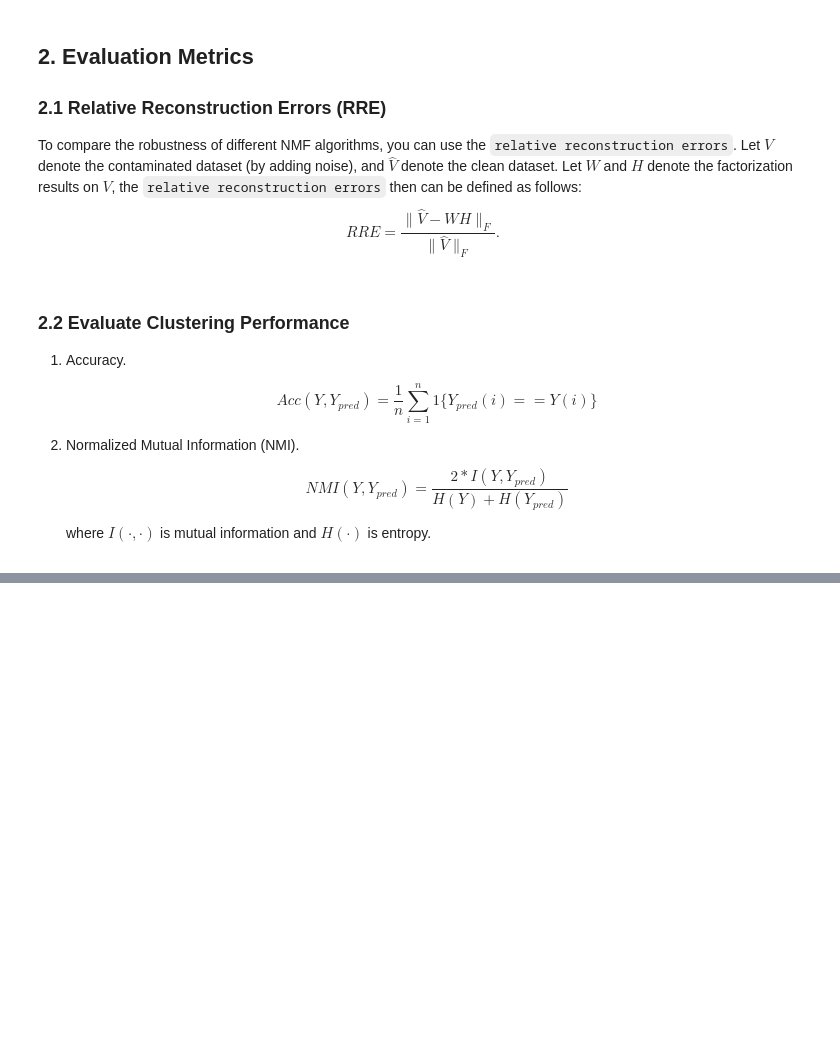
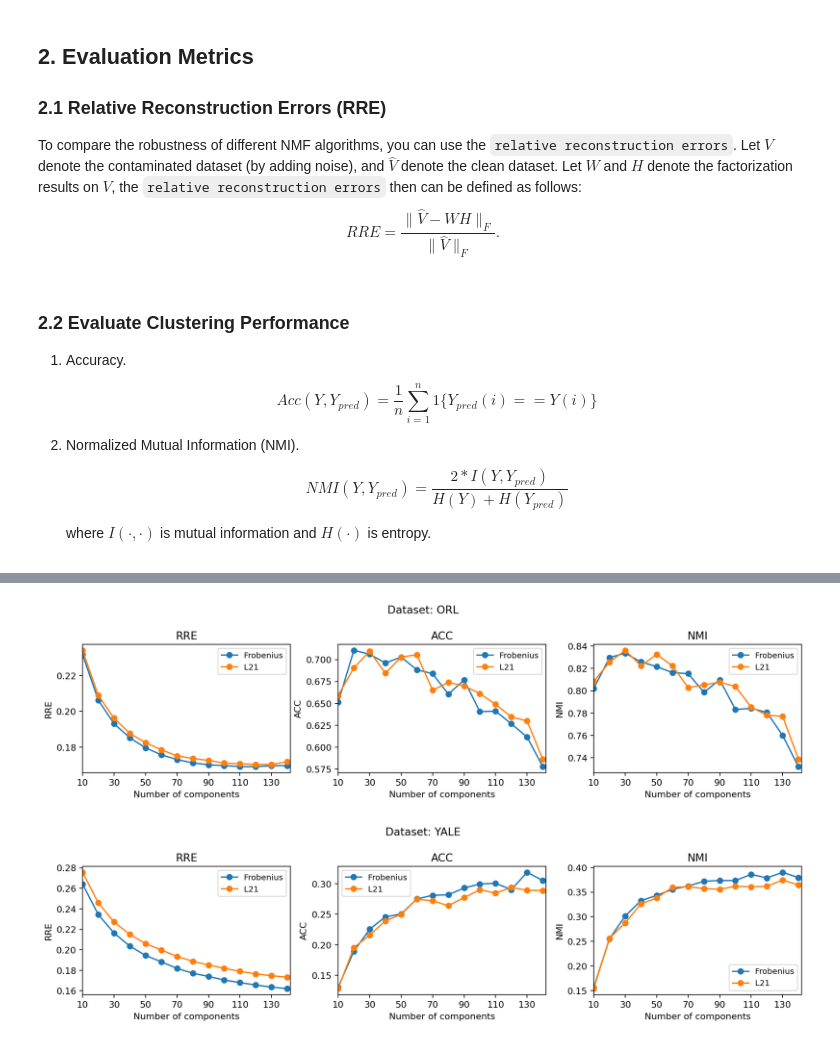
Before and after one commit to jbsaunders/comp5328-assignment-1, a Jupyter notebook: assignment1_patrick_oneblock.ipynb, the cells around one changed output, grey strips where cells are left out. Cells and saved outputs as stored; diff of their text form; code cells hidden in the pictures; blank space fills up the shorter version.

Commit message:
add experiment part and little change of run_config

```diff
--- a/assignment1_patrick_oneblock.ipynb
+++ b/assignment1_patrick_oneblock.ipynb
@@ -88,7 +87,7 @@ import os
 import numpy as np
 from PIL import Image
 
-def load_data(root='/content/data/data/CroppedYaleB', reduce=3, normalization="per_image", eps=1e-12):
+def load_data(root='data/CroppedYaleB', reduce=3, normalization="per_image", eps=1e-12):
     """
     Load ORL (or Extended YaleB) dataset to numpy array.
 
@@ -198,7 +197,7 @@ def rre_fse(V_hat, W, H, eps=1e-12): # V_hat is the clean matrix (pre-noise)
   RRE = FE / (denom + eps)
   return RRE
 
-def fse_mur(V, W, H, max_iterations, eps=1e-12, verbosity=1):
+def fse_mur(V, W, H, max_iterations, tol, eps=1e-12, verbosity=1):
   if verbosity >= 1:
     print("Starting FSE MUR training...")
   errors = []
@@ -234,7 +233,7 @@ def fse_mur(V, W, H, max_iterations, eps=1e-12, verbosity=1):
 
       if prev is not None:
         rel = abs(training_error - prev) / (abs(prev) + eps)
-        if rel < config["tol"]: # if the curve has flattened too much or is going up
+        if rel < tol: # if the curve has flattened too much or is going up
           if verbosity >= 1:
             print("Early stopping at iteration: ", it) # stop
           break
@@ -264,7 +263,7 @@ def rre_l21_norm(V_hat, W, H, eps=1e-12):
   RRE = nom / (denom + eps)
   return RRE
 
-def l21_norm_mur(V, W, H, max_iterations, eps=1e-12, delta=1e-12, verbosity=1): # does the H update and W update steps for L21 NMF
+def l21_norm_mur(V, W, H, max_iterations, tol, eps=1e-12, delta=1e-12, verbosity=1): # does the H update and W update steps for L21 NMF
   if verbosity >= 1:
     print("Staring L2,1 Norm NMF MUR training...")
   errors = []
@@ -308,7 +307,7 @@ def l21_norm_mur(V, W, H, max_iterations, eps=1e-12, delta=1e-12, verbosity=1):
 
       if prev is not None:
         rel = abs(training_error - prev) / (abs(prev) + eps)
-        if rel < config["tol"]: # if the curve has flattened too much or is going up
+        if rel < tol: # if the curve has flattened too much or is going up
           if verbosity >= 1:
             print("Early stopping at iteration: ", it) # stop
           break
@@ -546,0 +671,14 @@ NMI mean: 0.7323 std: 0.0198
+# %%
+# experiment about rank on ORL and yale
+datasets = ["ORL", "YALE"]
+k_grid   = list(range(10, 141, 10))
+methods  = ["Frobenius", "L21"]
+# create each cfg
+configs = []
+for ds in datasets:
+    for m in methods:
+        for k in k_grid:
+            cfg = {**base, "dataset": ds, "nmf_type": m, "rank": k}
+            configs.append(cfg)
+
+result = run_configs_parallel(configs, n_jobs=-1, backend="loky", verbose=10)
@@ -546,0 +696,5 @@ NMI mean: 0.7323 std: 0.0198
+# %%
+plot_results(result)
+# %% [output]
+[figure, added]
+[figure, added]
```
Also changed, not shown: parts of 17 cells of this notebook.
